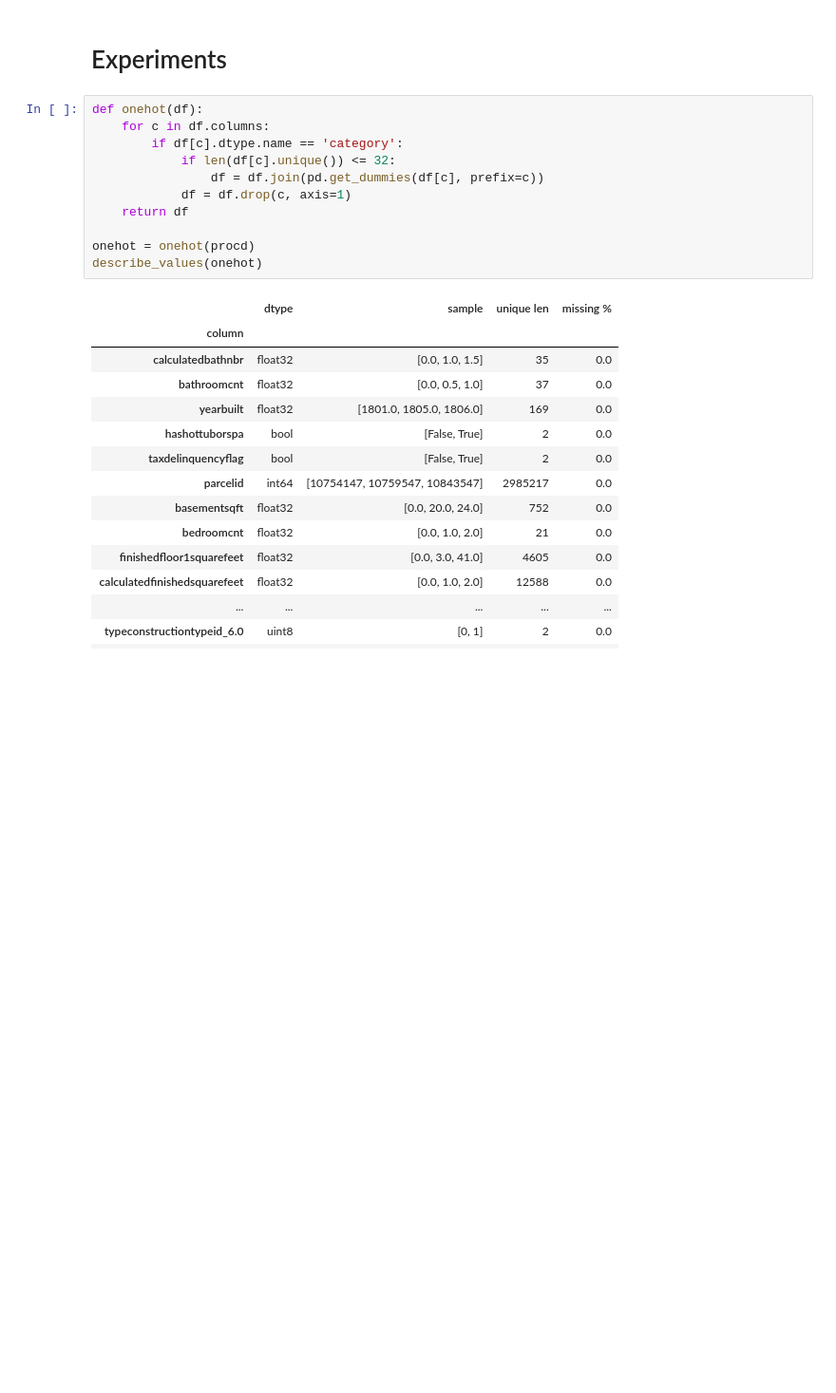
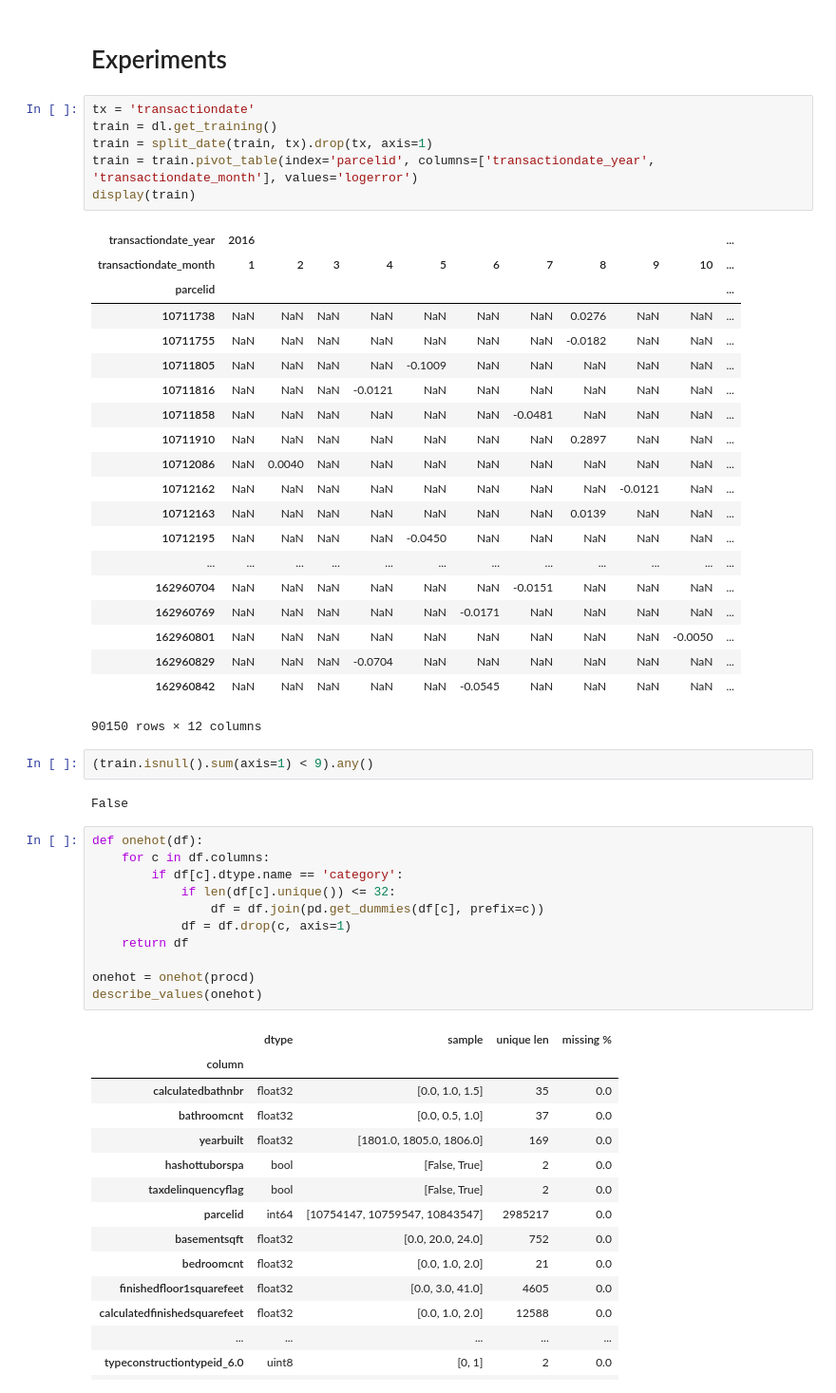
Before and after one commit to ibratface/dl_projects, a Jupyter notebook: zillow.ipynb, the cells around one changed output. Shown at 95% size. Cells and saved outputs as stored; diff of their text form; blank space fills up the shorter version.

```diff
--- a/zillow.ipynb
+++ b/zillow.ipynb
@@ -615,5 +641,36 @@ KeyError: "['transactiondate_year'] not in index"
 # %% [markdown]
 # Experiments
+# %%
+tx = 'transactiondate'
+train = dl.get_training()
+train = split_date(train, tx).drop(tx, axis=1)
+train = train.pivot_table(index='parcelid', columns=['transactiondate_year', 'transactiondate_month'], values='logerror')
+display(train)
+# %% [output]
+| transactiondate_year | 2016 |  |  |  |  |  |  |  |  |  | ... |
+| transactiondate_month | 1 | 2 | 3 | 4 | 5 | 6 | 7 | 8 | 9 | 10 | ... |
+| parcelid |  |  |  |  |  |  |  |  |  |  | ... |
+| 10711738 | NaN | NaN | NaN | NaN | NaN | NaN | NaN | 0.0276 | NaN | NaN | ... |
+| 10711755 | NaN | NaN | NaN | NaN | NaN | NaN | NaN | -0.0182 | NaN | NaN | ... |
+| 10711805 | NaN | NaN | NaN | NaN | -0.1009 | NaN | NaN | NaN | NaN | NaN | ... |
+| 10711816 | NaN | NaN | NaN | -0.0121 | NaN | NaN | NaN | NaN | NaN | NaN | ... |
+| 10711858 | NaN | NaN | NaN | NaN | NaN | NaN | -0.0481 | NaN | NaN | NaN | ... |
+| 10711910 | NaN | NaN | NaN | NaN | NaN | NaN | NaN | 0.2897 | NaN | NaN | ... |
+| 10712086 | NaN | 0.0040 | NaN | NaN | NaN | NaN | NaN | NaN | NaN | NaN | ... |
+| 10712162 | NaN | NaN | NaN | NaN | NaN | NaN | NaN | NaN | -0.0121 | NaN | ... |
+| 10712163 | NaN | NaN | NaN | NaN | NaN | NaN | NaN | 0.0139 | NaN | NaN | ... |
+| 10712195 | NaN | NaN | NaN | NaN | -0.0450 | NaN | NaN | NaN | NaN | NaN | ... |
+| ... | ... | ... | ... | ... | ... | ... | ... | ... | ... | ... | ... |
+| 162960704 | NaN | NaN | NaN | NaN | NaN | NaN | -0.0151 | NaN | NaN | NaN | ... |
+| 162960769 | NaN | NaN | NaN | NaN | NaN | -0.0171 | NaN | NaN | NaN | NaN | ... |
+| 162960801 | NaN | NaN | NaN | NaN | NaN | NaN | NaN | NaN | NaN | -0.0050 | ... |
+| 162960829 | NaN | NaN | NaN | -0.0704 | NaN | NaN | NaN | NaN | NaN | NaN | ... |
+| 162960842 | NaN | NaN | NaN | NaN | NaN | -0.0545 | NaN | NaN | NaN | NaN | ... |
+90150 rows × 12 columns
+# %%
+(train.isnull().sum(axis=1) < 9).any()
+# %% [output]
+False
 # %%
 def onehot(df):
     for c in df.columns:
```
Also changed, not shown: parts of 14 cells of this notebook.
